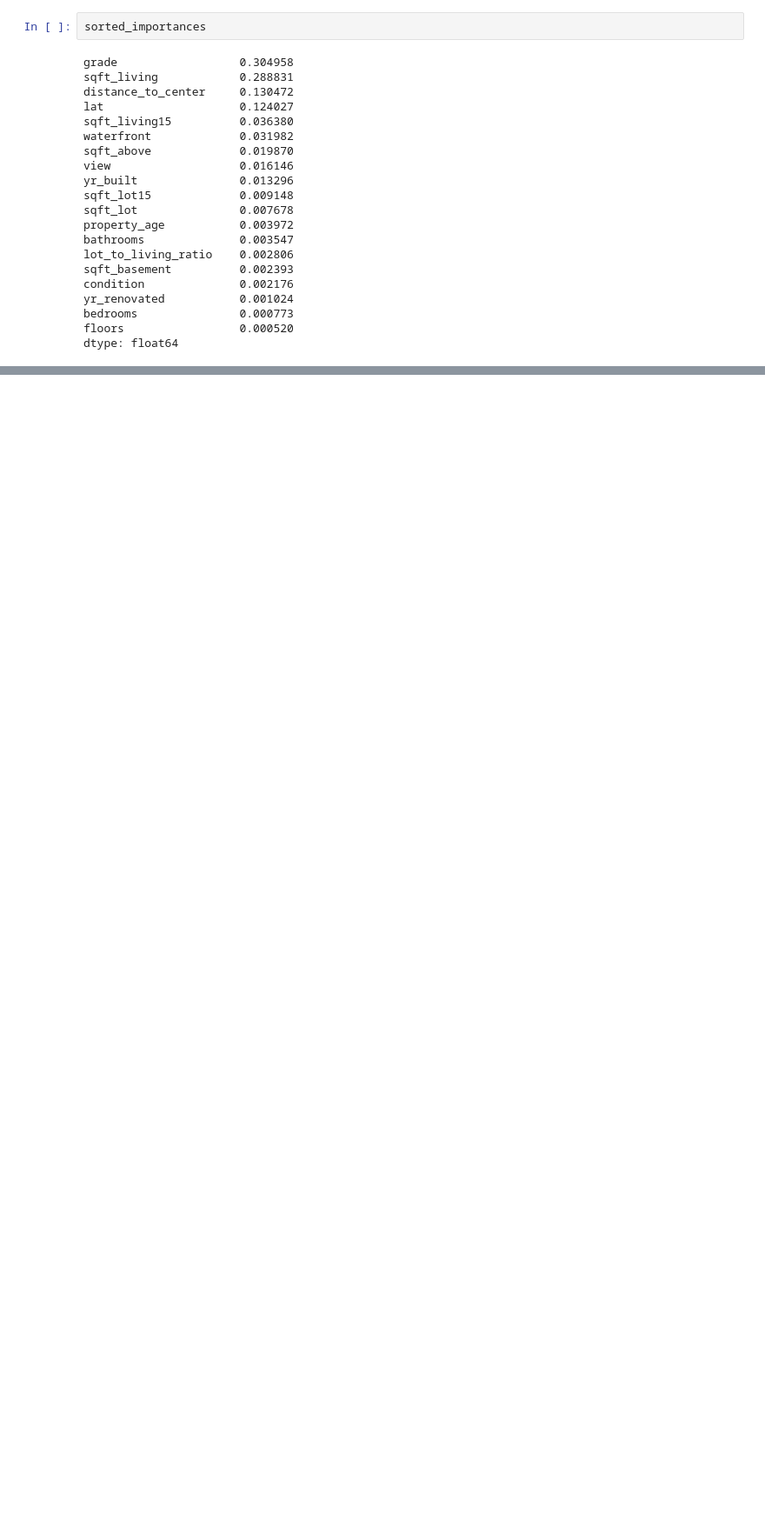
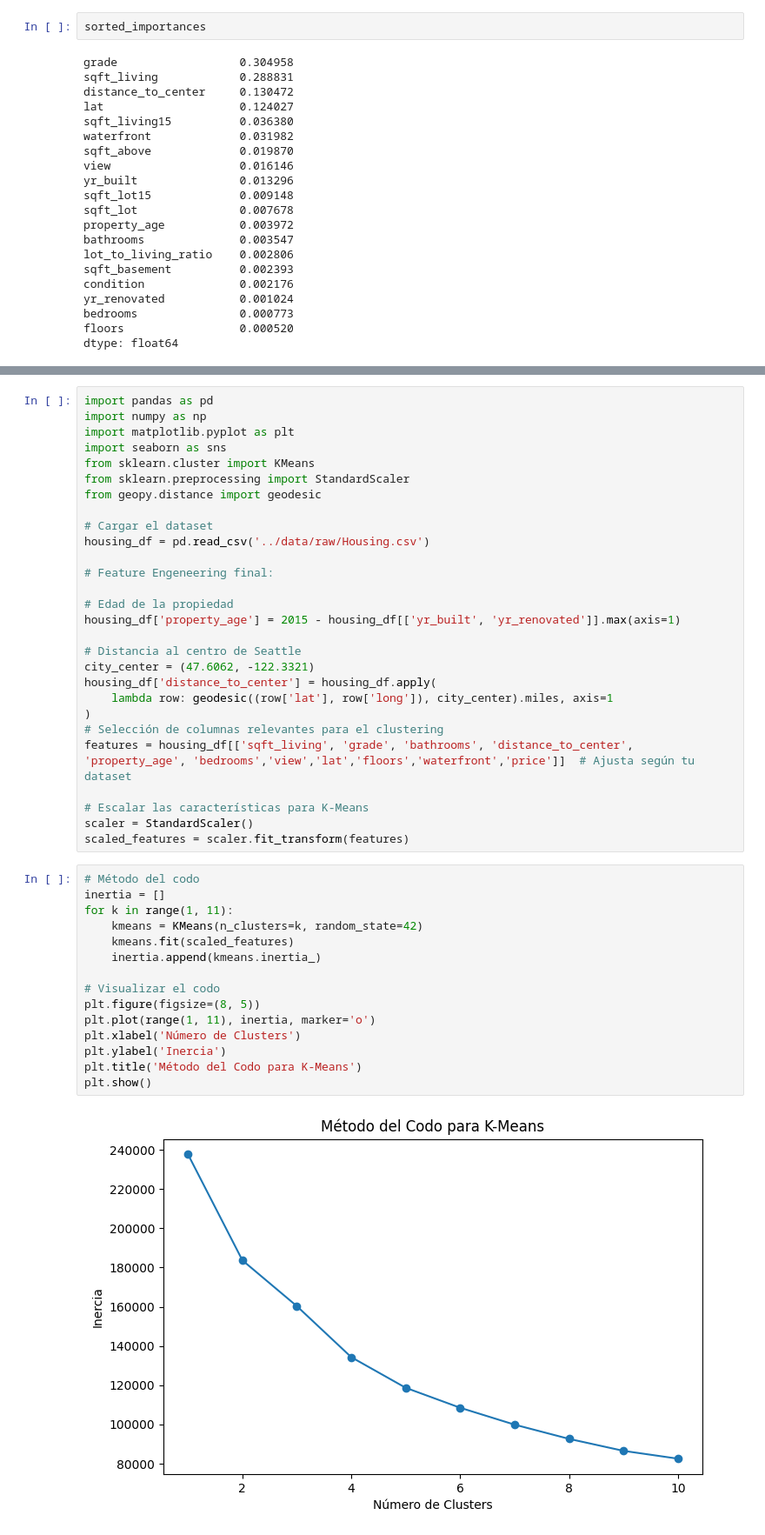
Before and after one commit to papuinoook94/Home_Price_ML, a Jupyter notebook: notebooks/03 - Entrenamiento_Evaluación.ipynb, the cells around one changed output, grey strips where cells are left out. Shown: that part at 87% size. Drawn from its saved outputs; the diff is of its cells as text; blank space fills up the shorter version.

```diff
--- a/notebooks/03 - Entrenamiento_Evaluación.ipynb
+++ b/notebooks/03 - Entrenamiento_Evaluación.ipynb
@@ -306,0 +309,45 @@ dtype: float64
+# %%
+import pandas as pd
+import numpy as np
+import matplotlib.pyplot as plt
+import seaborn as sns
+from sklearn.cluster import KMeans
+from sklearn.preprocessing import StandardScaler
+from geopy.distance import geodesic
+
+# Cargar el dataset
+housing_df = pd.read_csv('../data/raw/Housing.csv')
+
+# Feature Engeneering final:
+
+# Edad de la propiedad
+housing_df['property_age'] = 2015 - housing_df[['yr_built', 'yr_renovated']].max(axis=1)
+
+# Distancia al centro de Seattle
+city_center = (47.6062, -122.3321)
+housing_df['distance_to_center'] = housing_df.apply(
+    lambda row: geodesic((row['lat'], row['long']), city_center).miles, axis=1
+)
+# Selección de columnas relevantes para el clustering
+features = housing_df[['sqft_living', 'grade', 'bathrooms', 'distance_to_center', 'property_age', 'bedrooms','view','lat','floors','waterfront','price']]  # Ajusta según tu dataset
+
+# Escalar las características para K-Means
+scaler = StandardScaler()
+scaled_features = scaler.fit_transform(features)
+# %%
+# Método del codo
+inertia = []
+for k in range(1, 11):
+    kmeans = KMeans(n_clusters=k, random_state=42)
+    kmeans.fit(scaled_features)
+    inertia.append(kmeans.inertia_)
+
+# Visualizar el codo
+plt.figure(figsize=(8, 5))
+plt.plot(range(1, 11), inertia, marker='o')
+plt.xlabel('Número de Clusters')
+plt.ylabel('Inercia')
+plt.title('Método del Codo para K-Means')
+plt.show()
+# %% [output]
+[figure, added]
```
Also changed, not shown: parts of 13 cells of this notebook.
